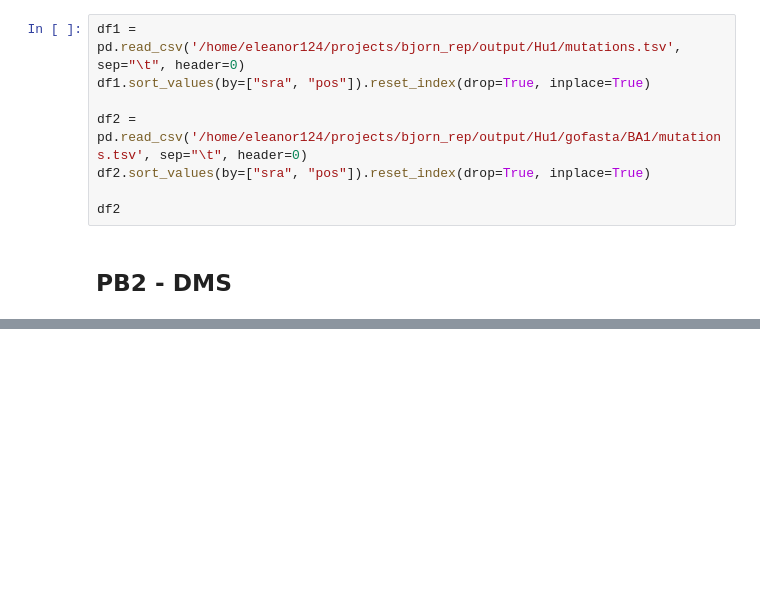
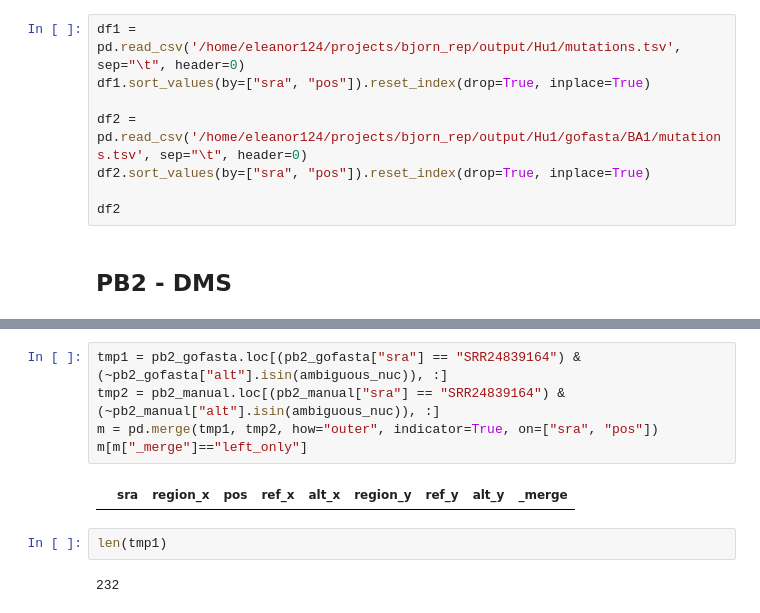
Before and after one commit to yutiachen5/bjorn_rep, a Jupyter notebook: output/sanity_check.ipynb, the cells around one changed output, grey strips where cells are left out. Drawn from its saved outputs; the diff is of its cells as text; blank space fills up the shorter version.

```diff
--- a/output/sanity_check.ipynb
+++ b/output/sanity_check.ipynb
@@ -172,0 +219,11 @@ pos_mismatch
+# %%
+tmp1 = pb2_gofasta.loc[(pb2_gofasta["sra"] == "SRR24839164") & (~pb2_gofasta["alt"].isin(ambiguous_nuc)), :]
+tmp2 = pb2_manual.loc[(pb2_manual["sra"] == "SRR24839164") & (~pb2_manual["alt"].isin(ambiguous_nuc)), :]
+m = pd.merge(tmp1, tmp2, how="outer", indicator=True, on=["sra", "pos"])
+m[m["_merge"]=="left_only"]
+# %% [output]
+|  | sra | region_x | pos | ref_x | alt_x | region_y | ref_y | alt_y | _merge |
+# %%
+len(tmp1)
+# %% [output]
+232
```
Also changed, not shown: parts of 16 cells of this notebook, 1 other file.
